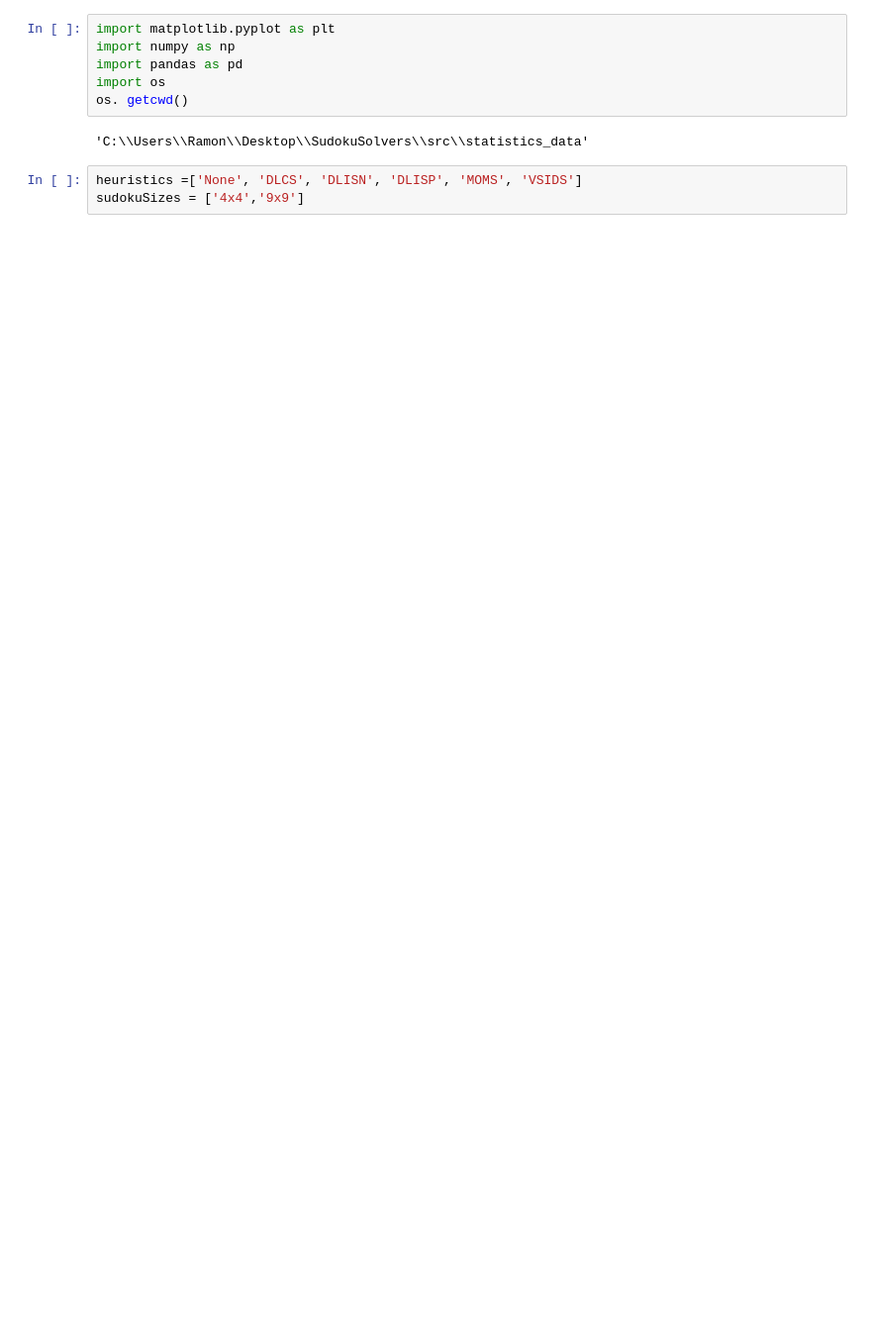
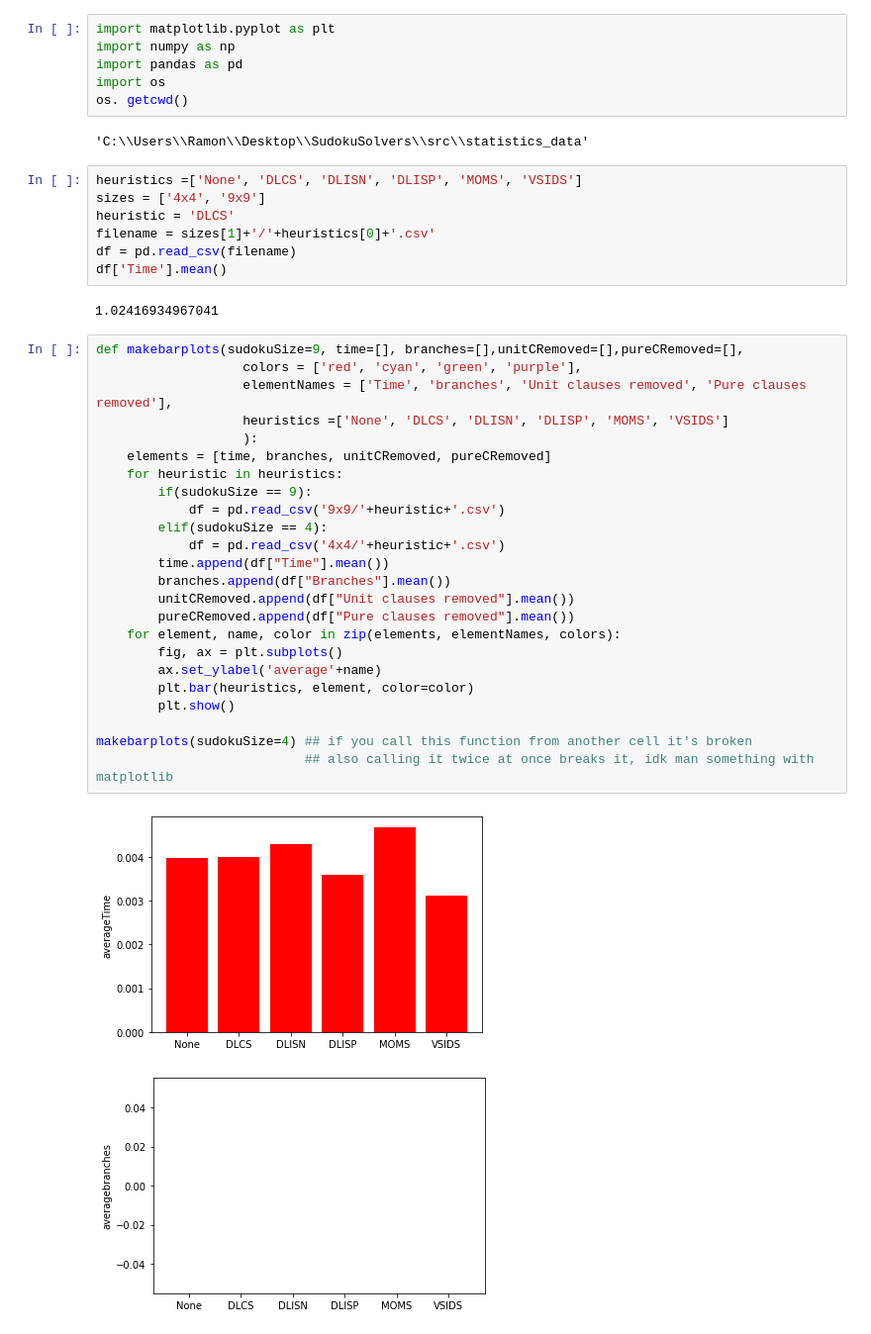
Before and after one commit to ramon284/SudokuSolvers, a Jupyter notebook: src/statistics_data/Statistics notebook.ipynb, the cells around one changed output. Shown: that part at 99% size. Drawn from its saved outputs; the diff is of its cells as text; blank space fills up the shorter version.

```diff
--- a/src/statistics_data/Statistics notebook.ipynb
+++ b/src/statistics_data/Statistics notebook.ipynb
@@ -8,4 +8,37 @@ os. getcwd()
 'C:\\Users\\Ramon\\Desktop\\SudokuSolvers\\src\\statistics_data'
 # %%
 heuristics =['None', 'DLCS', 'DLISN', 'DLISP', 'MOMS', 'VSIDS']
-sudokuSizes = ['4x4','9x9']
+sizes = ['4x4', '9x9']
+heuristic = 'DLCS'
+filename = sizes[1]+'/'+heuristics[0]+'.csv'
+df = pd.read_csv(filename)
+df['Time'].mean()
+# %% [output]
+1.02416934967041
+# %%
+def makebarplots(sudokuSize=9, time=[], branches=[],unitCRemoved=[],pureCRemoved=[],
+                   colors = ['red', 'cyan', 'green', 'purple'],
+                   elementNames = ['Time', 'branches', 'Unit clauses removed', 'Pure clauses removed'],
+                   heuristics =['None', 'DLCS', 'DLISN', 'DLISP', 'MOMS', 'VSIDS']
+                   ):
+    elements = [time, branches, unitCRemoved, pureCRemoved]
+    for heuristic in heuristics:
+        if(sudokuSize == 9):
+            df = pd.read_csv('9x9/'+heuristic+'.csv')
+        elif(sudokuSize == 4):
+            df = pd.read_csv('4x4/'+heuristic+'.csv')
+        time.append(df["Time"].mean())
+        branches.append(df["Branches"].mean())
+        unitCRemoved.append(df["Unit clauses removed"].mean())
+        pureCRemoved.append(df["Pure clauses removed"].mean())
+    for element, name, color in zip(elements, elementNames, colors):
+        fig, ax = plt.subplots()
+        ax.set_ylabel('average'+name)
+        plt.bar(heuristics, element, color=color)
+        plt.show()
+
+makebarplots(sudokuSize=4) ## if you call this function from another cell it's broken
+                           ## also calling it twice at once breaks it, idk man something with matplotlib
+# %% [output]
+[figure, added]
+[figure, added]
```
Also changed, not shown: parts of 2 cells of this notebook, 25 other files.
